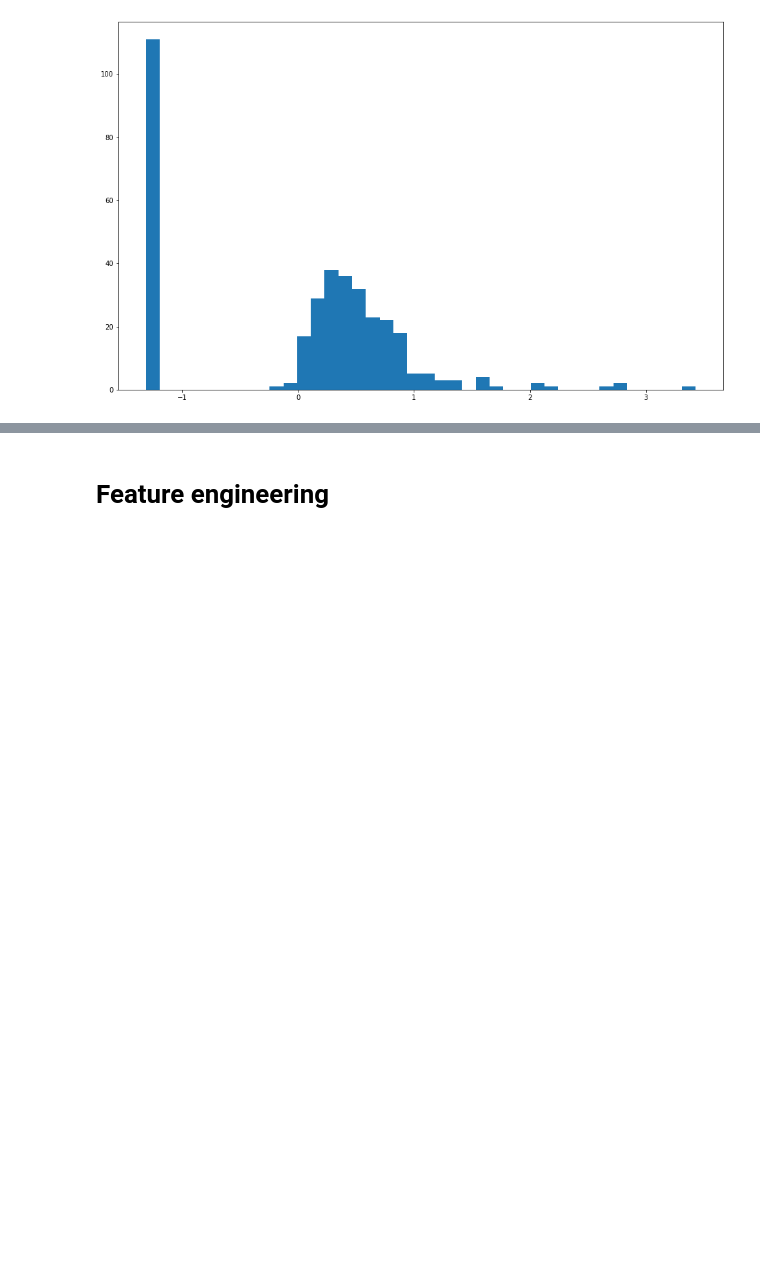
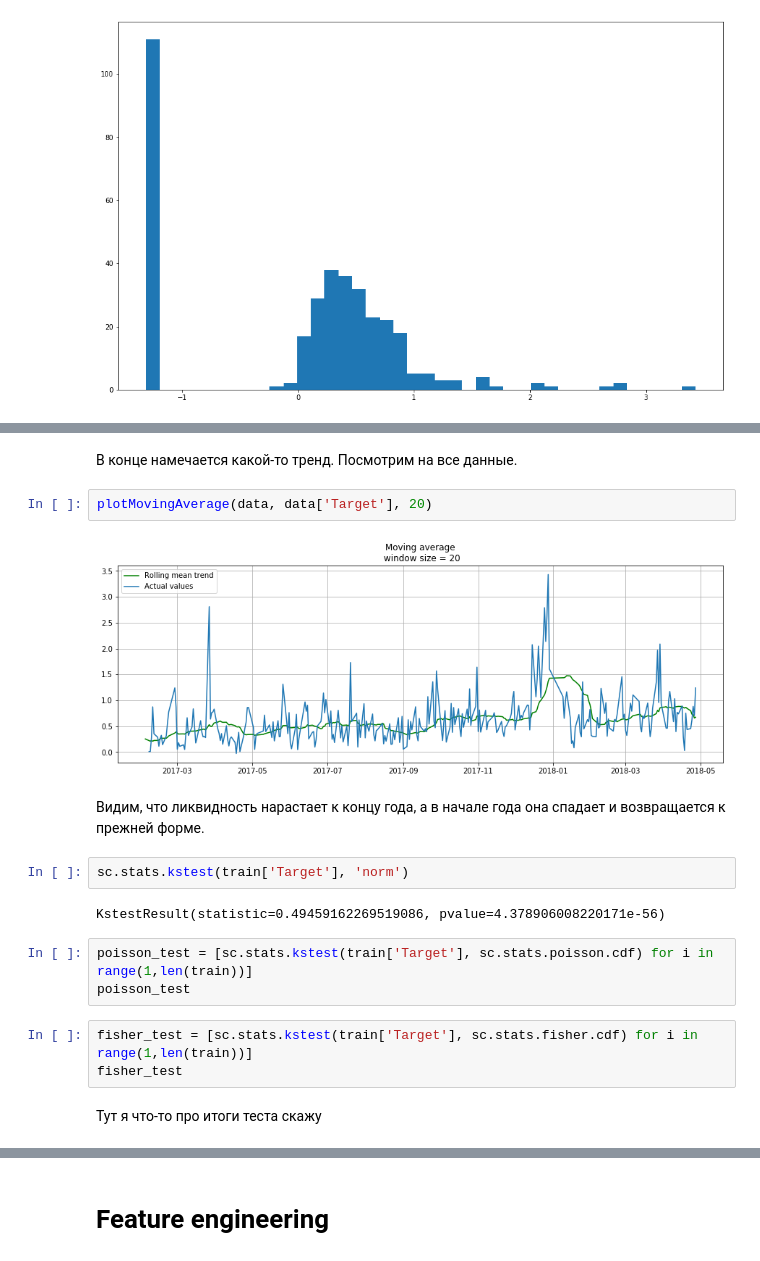
Before and after one commit to Penitto/StochProcs3, a Jupyter notebook: Proj.ipynb, the cells around one changed output, grey strips where cells are left out. Saved outputs shown, nothing was run; the diff lists cells and outputs as text; blank space fills up the shorter version.

```diff
--- a/Proj.ipynb
+++ b/Proj.ipynb
@@ -44,0 +59,20 @@ plt.show()
+# %% [markdown]
+В конце намечается какой-то тренд. Посмотрим на все данные.
+# %%
+plotMovingAverage(data, data['Target'], 20)
+# %% [output]
+[figure, added]
+# %% [markdown]
+Видим, что ликвидность нарастает к концу года, а в начале года она спадает и возвращается к прежней форме.
+# %%
+sc.stats.kstest(train['Target'], 'norm')
+# %% [output]
+KstestResult(statistic=0.49459162269519086, pvalue=4.378906008220171e-56)
+# %%
+poisson_test = [sc.stats.kstest(train['Target'], sc.stats.poisson.cdf) for i in range(1,len(train))]
+poisson_test
+# %%
+fisher_test = [sc.stats.kstest(train['Target'], sc.stats.fisher.cdf) for i in range(1,len(train))]
+fisher_test
+# %% [markdown]
+Тут я что-то про итоги теста скажу
```
Also changed, not shown: parts of 12 cells of this notebook, 1 other file.
